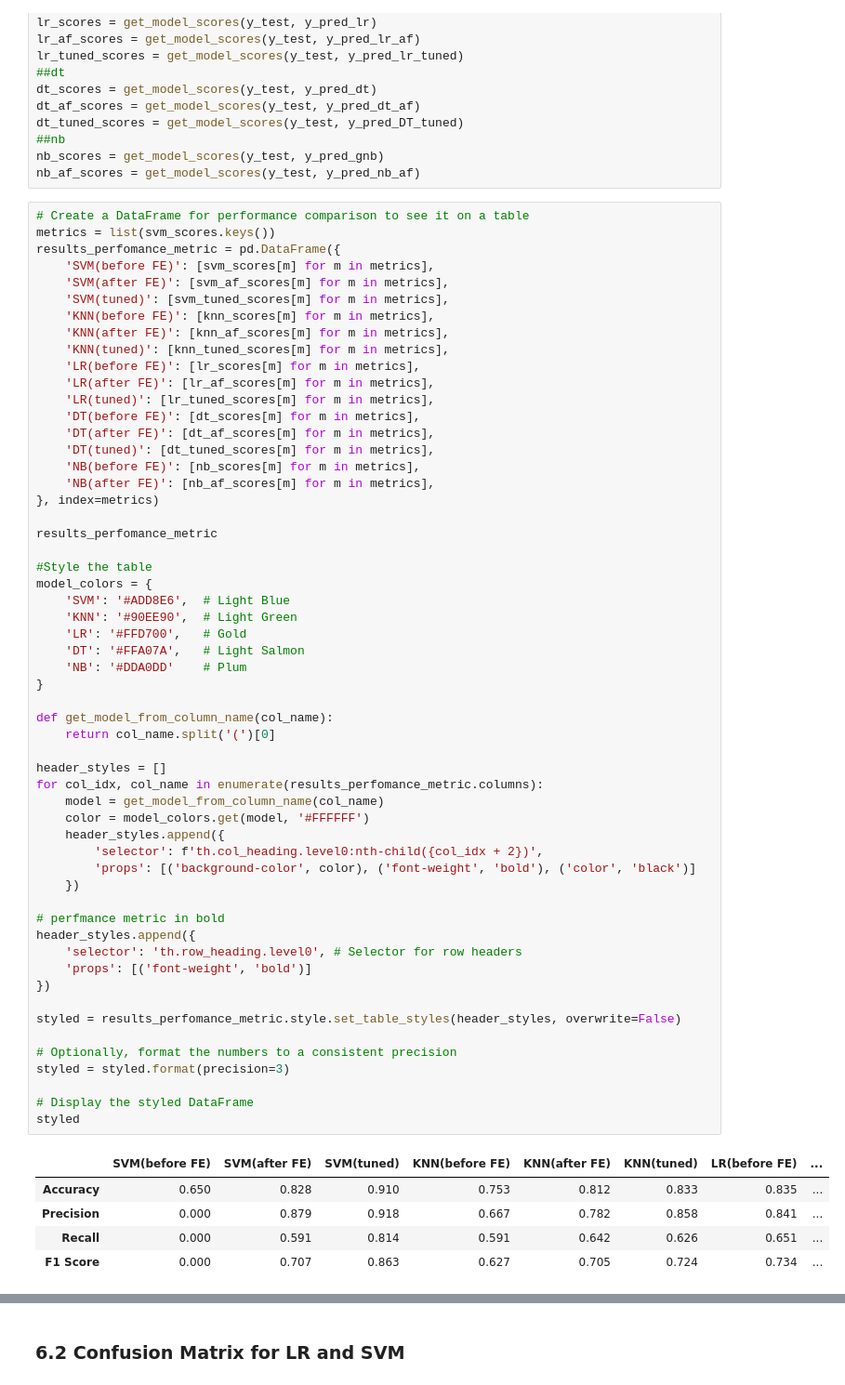
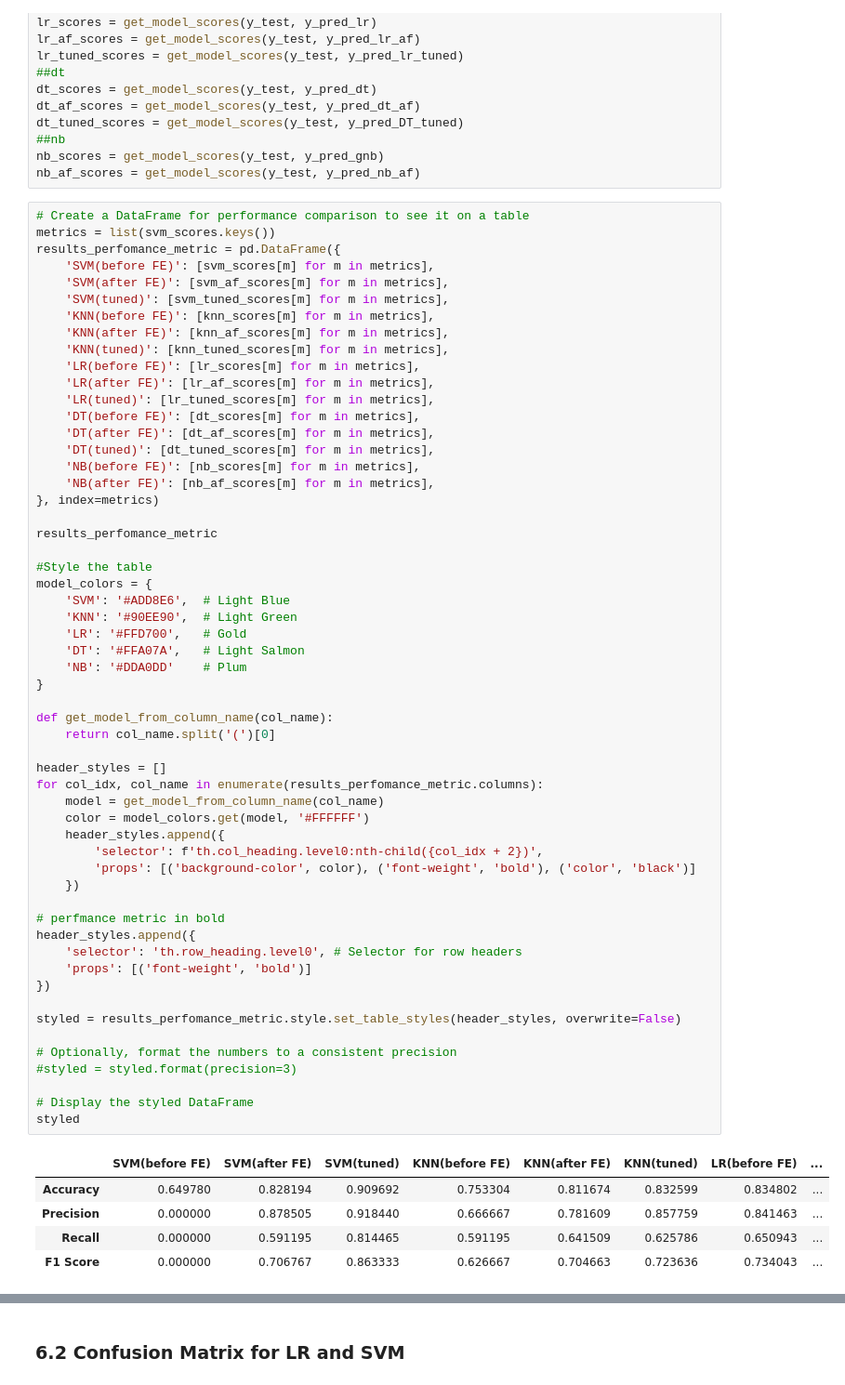
Before and after one commit to toschka123/Student_Dropout, a Jupyter notebook: ML_Project.ipynb, the cells around one changed output, grey strips where cells are left out. Shown at 93% size. Saved outputs shown, nothing was run; the diff lists cells and outputs as text.

```diff
--- a/ML_Project.ipynb
+++ b/ML_Project.ipynb
@@ -1286,38 +1313,38 @@ model_colors = {
     'DT': '#FFA07A',   # Light Salmon
     'NB': '#DDA0DD'    # Plum
 }
 
 def get_model_from_column_name(col_name):
     return col_name.split('(')[0]
 
 header_styles = []
 for col_idx, col_name in enumerate(results_perfomance_metric.columns):
     model = get_model_from_column_name(col_name)
     color = model_colors.get(model, '#FFFFFF')
     header_styles.append({
         'selector': f'th.col_heading.level0:nth-child({col_idx + 2})',
         'props': [('background-color', color), ('font-weight', 'bold'), ('color', 'black')]
     })
 
 # perfmance metric in bold
 header_styles.append({
     'selector': 'th.row_heading.level0', # Selector for row headers
     'props': [('font-weight', 'bold')]
 })
 
 styled = results_perfomance_metric.style.set_table_styles(header_styles, overwrite=False)
 
 # Optionally, format the numbers to a consistent precision
-styled = styled.format(precision=3)
+#styled = styled.format(precision=3)
 
 # Display the styled DataFrame
 styled
 # %% [output]
 |  | SVM(before FE) | SVM(after FE) | SVM(tuned) | KNN(before FE) | KNN(after FE) | KNN(tuned) | LR(before FE) | ... |
-| Accuracy | 0.650 | 0.828 | 0.910 | 0.753 | 0.812 | 0.833 | 0.835 | ... |
-| Precision | 0.000 | 0.879 | 0.918 | 0.667 | 0.782 | 0.858 | 0.841 | ... |
-| Recall | 0.000 | 0.591 | 0.814 | 0.591 | 0.642 | 0.626 | 0.651 | ... |
-| F1 Score | 0.000 | 0.707 | 0.863 | 0.627 | 0.705 | 0.724 | 0.734 | ... |
+| Accuracy | 0.649780 | 0.828194 | 0.909692 | 0.753304 | 0.811674 | 0.832599 | 0.834802 | ... |
+| Precision | 0.000000 | 0.878505 | 0.918440 | 0.666667 | 0.781609 | 0.857759 | 0.841463 | ... |
+| Recall | 0.000000 | 0.591195 | 0.814465 | 0.591195 | 0.641509 | 0.625786 | 0.650943 | ... |
+| F1 Score | 0.000000 | 0.706767 | 0.863333 | 0.626667 | 0.704663 | 0.723636 | 0.734043 | ... |
 # %%
 f1_scores = {
     'SVM': [
```
Also changed, not shown: parts of 39 cells of this notebook.
